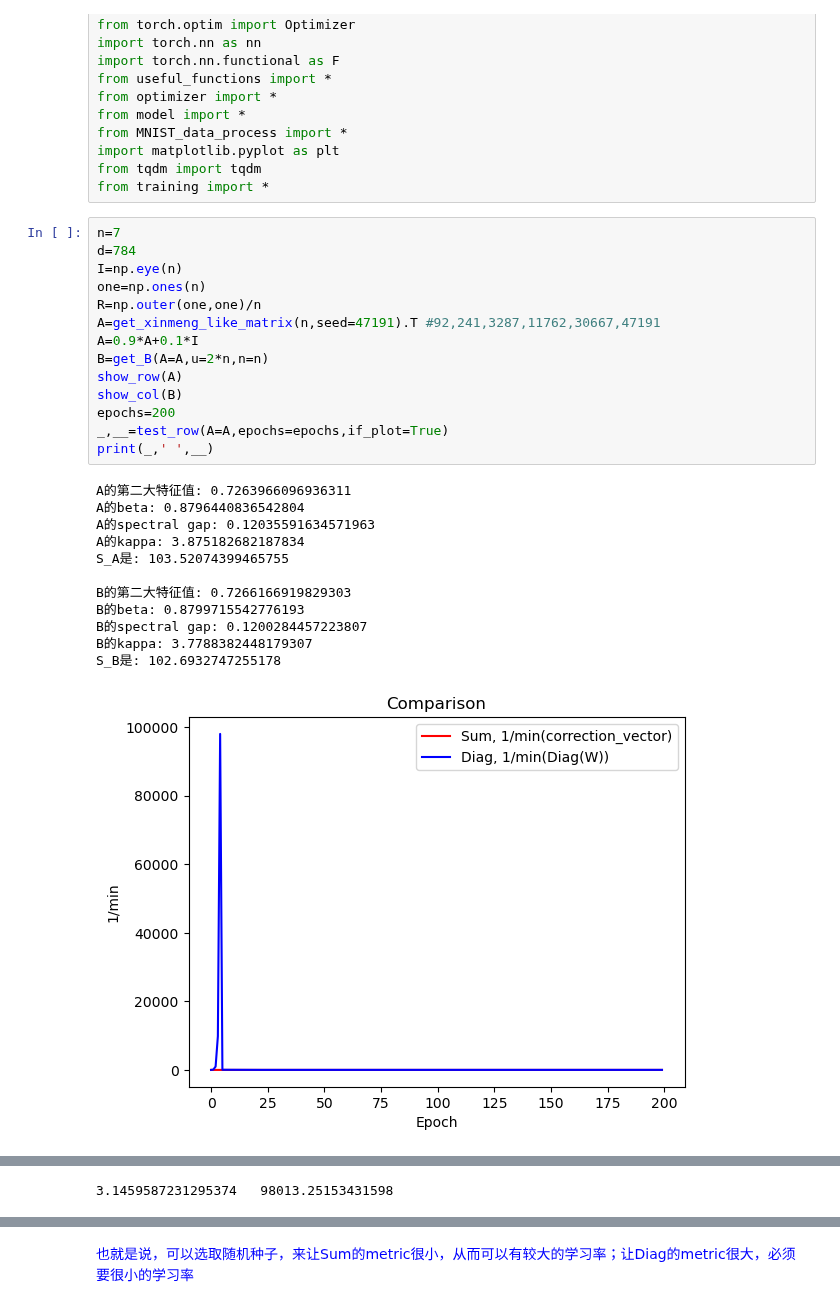
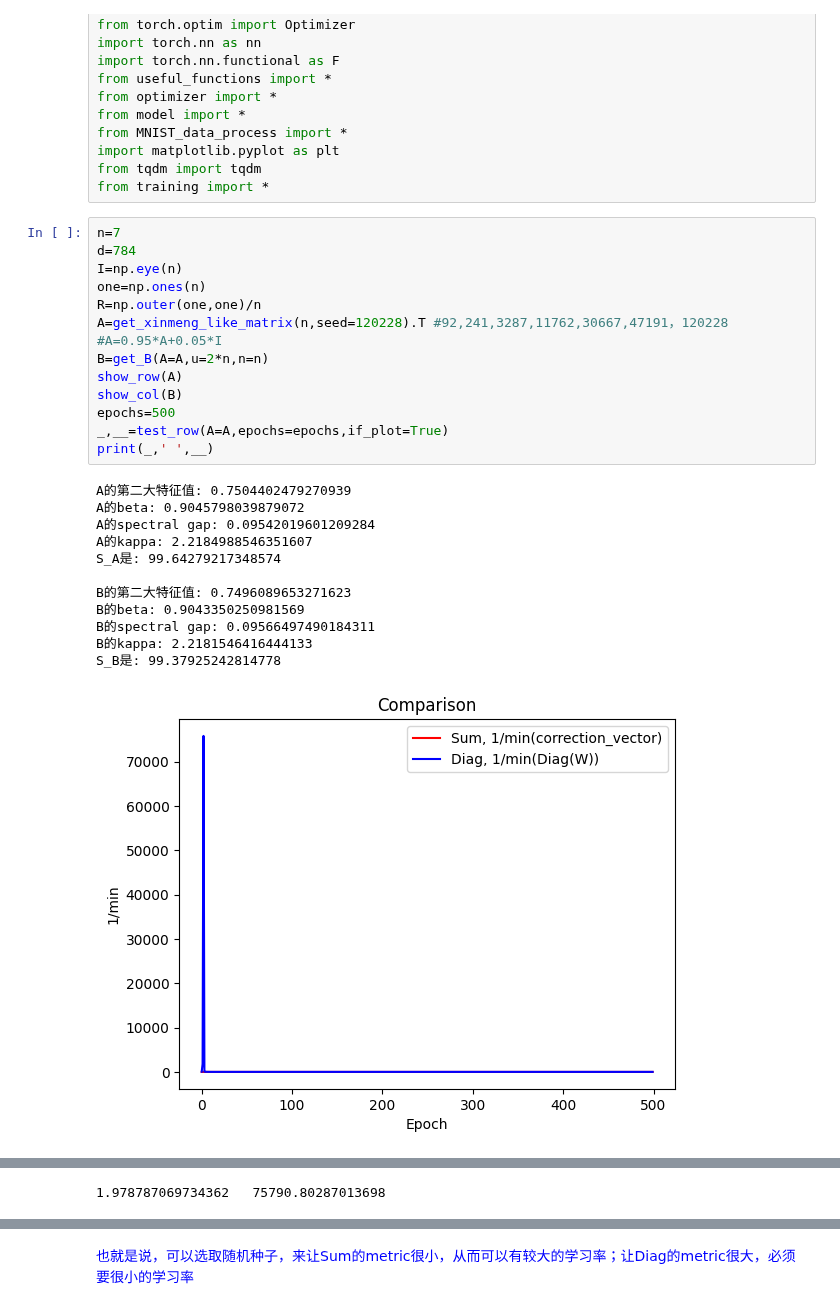
Before and after one commit to Luoxiaogan/PullSum_MNIST, a Jupyter notebook: code/神经网络实验/测试4.ipynb, the cells around one changed output, grey strips where cells are left out. Cells and saved outputs as stored; diff of their text form.

```diff
--- a/code/神经网络实验/测试4.ipynb
+++ b/code/神经网络实验/测试4.ipynb
@@ -18,27 +18,27 @@ from training import *
 # %%
 n=7
 d=784
 I=np.eye(n)
 one=np.ones(n)
 R=np.outer(one,one)/n
-A=get_xinmeng_like_matrix(n,seed=47191).T #92,241,3287,11762,30667,47191
-A=0.9*A+0.1*I
+A=get_xinmeng_like_matrix(n,seed=120228).T #92,241,3287,11762,30667,47191，120228
+#A=0.95*A+0.05*I
 B=get_B(A=A,u=2*n,n=n)
 show_row(A)
 show_col(B)
-epochs=200
+epochs=500
 _,__=test_row(A=A,epochs=epochs,if_plot=True)
 print(_,' ',__)
 # %% [output]
-A的第二大特征值: 0.7263966096936311
-A的beta: 0.8796440836542804
-A的spectral gap: 0.12035591634571963
-A的kappa: 3.875182682187834
-S_A是: 103.52074399465755
+A的第二大特征值: 0.7504402479270939
+A的beta: 0.9045798039879072
+A的spectral gap: 0.09542019601209284
+A的kappa: 2.2184988546351607
+S_A是: 99.64279217348574
 
-B的第二大特征值: 0.7266166919829303
-B的beta: 0.8799715542776193
-B的spectral gap: 0.1200284457223807
-B的kappa: 3.7788382448179307
-S_B是: 102.6932747255178
+B的第二大特征值: 0.7496089653271623
+B的beta: 0.9043350250981569
+B的spectral gap: 0.09566497490184311
+B的kappa: 2.2181546416444133
+S_B是: 99.37925242814778
-[figure, old version]
+[figure, new version]
@@ -46,3 +46,3 @@ S_B是: 102.6932747255178
-3.1459587231295374   98013.25153431598
+1.978787069734362   75790.80287013698
 # %%
 index,value=0,10
```
Also changed, not shown: parts of 29 cells of this notebook.
